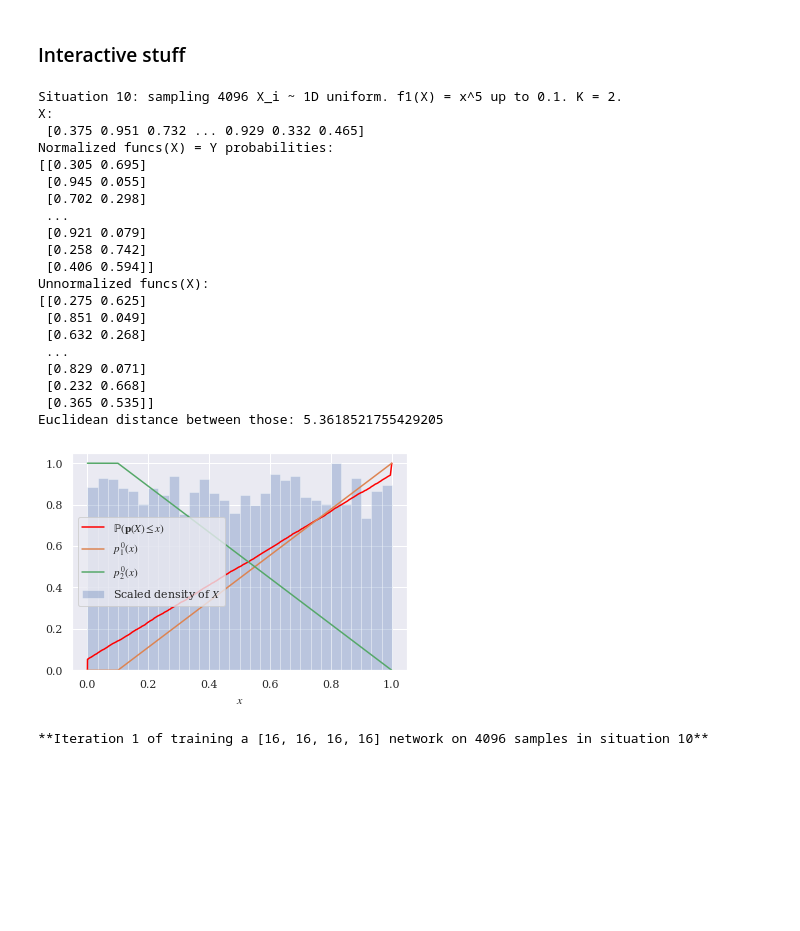
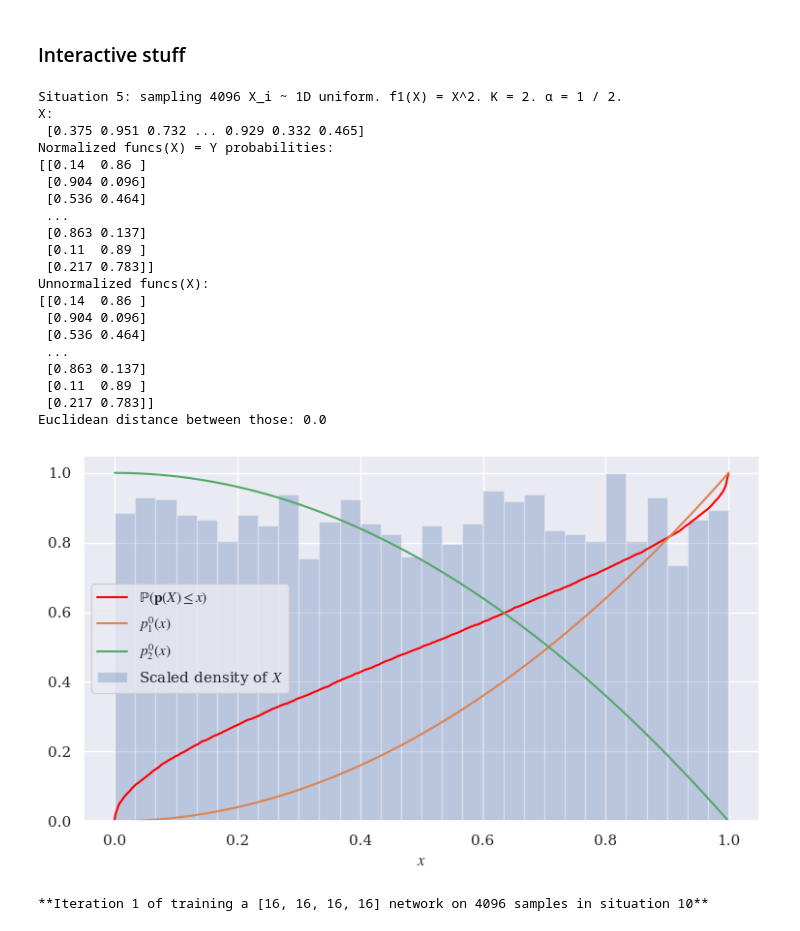
Before and after one commit to bramotten/Testing-NN-Classification-Theory, a Jupyter notebook: Everything.ipynb, the cells around one changed output. Drawn from its saved outputs; the diff is of its cells as text; code cells hidden in the pictures; blank space fills up the shorter version.

```diff
--- a/Everything.ipynb
+++ b/Everything.ipynb
@@ -304,34 +302,34 @@ def get_all_quantities_of_interest(model, X_test, Y_prob_test):
 # %% [markdown]
 ### Interactive stuff
 # %%
-situation = str(10)
+situation = str(5.2)
 n = 4096
 
 X, funcs, Y_prob, extras = create_dataset(situation, n=n, viz=True)
 X_val, _, Y_prob_val, _ = create_dataset(situation, n=10^4, viz=False)
 X_test, _, Y_prob_test, _ = create_dataset(situation, n=10^6, viz=False)
 # %% [output]
-Situation 10: sampling 4096 X_i ~ 1D uniform. f1(X) = x^5 up to 0.1. K = 2.
+Situation 5: sampling 4096 X_i ~ 1D uniform. f1(X) = X^2. K = 2. α = 1 / 2.
 X:
  [0.375 0.951 0.732 ... 0.929 0.332 0.465]
 Normalized funcs(X) = Y probabilities:
-[[0.305 0.695]
- [0.945 0.055]
- [0.702 0.298]
+[[0.14  0.86 ]
+ [0.904 0.096]
+ [0.536 0.464]
  ...
- [0.921 0.079]
- [0.258 0.742]
- [0.406 0.594]]
+ [0.863 0.137]
+ [0.11  0.89 ]
+ [0.217 0.783]]
 Unnormalized funcs(X):
-[[0.275 0.625]
- [0.851 0.049]
- [0.632 0.268]
+[[0.14  0.86 ]
+ [0.904 0.096]
+ [0.536 0.464]
  ...
- [0.829 0.071]
- [0.232 0.668]
- [0.365 0.535]]
-Euclidean distance between those: 5.3618521755429205
+ [0.863 0.137]
+ [0.11  0.89 ]
+ [0.217 0.783]]
+Euclidean distance between those: 0.0
-[figure, old version]
+[figure, new version]
 # %%
 for i in range(3):
     hw = [16 for _ in range(4)]
```
Also changed, not shown: parts of 7 cells of this notebook, 1 other file.
